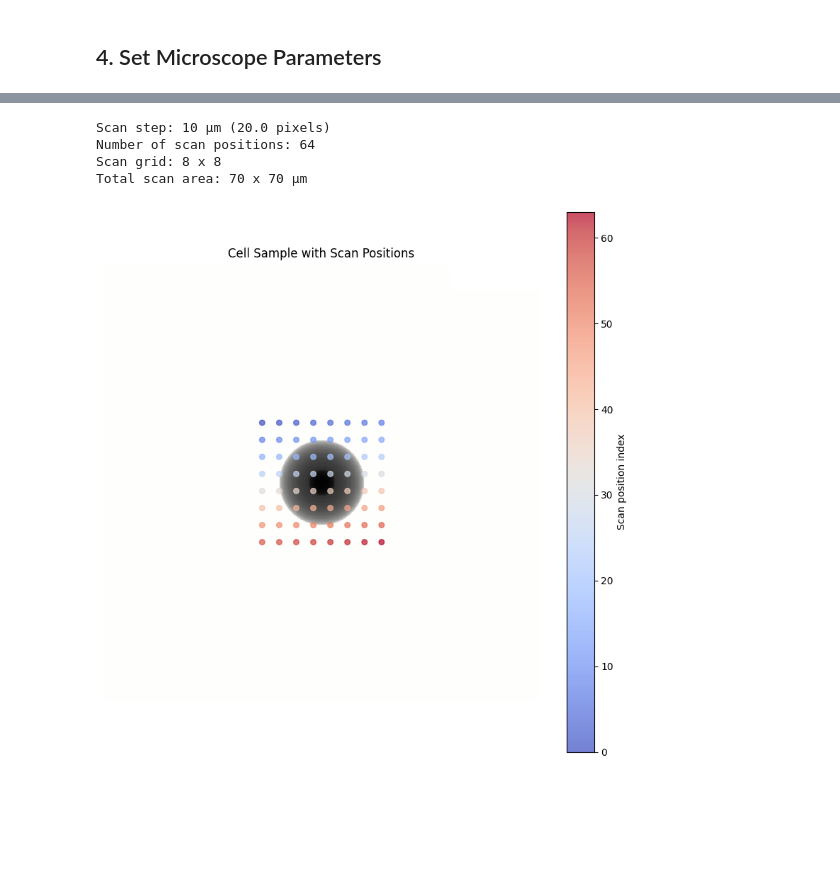
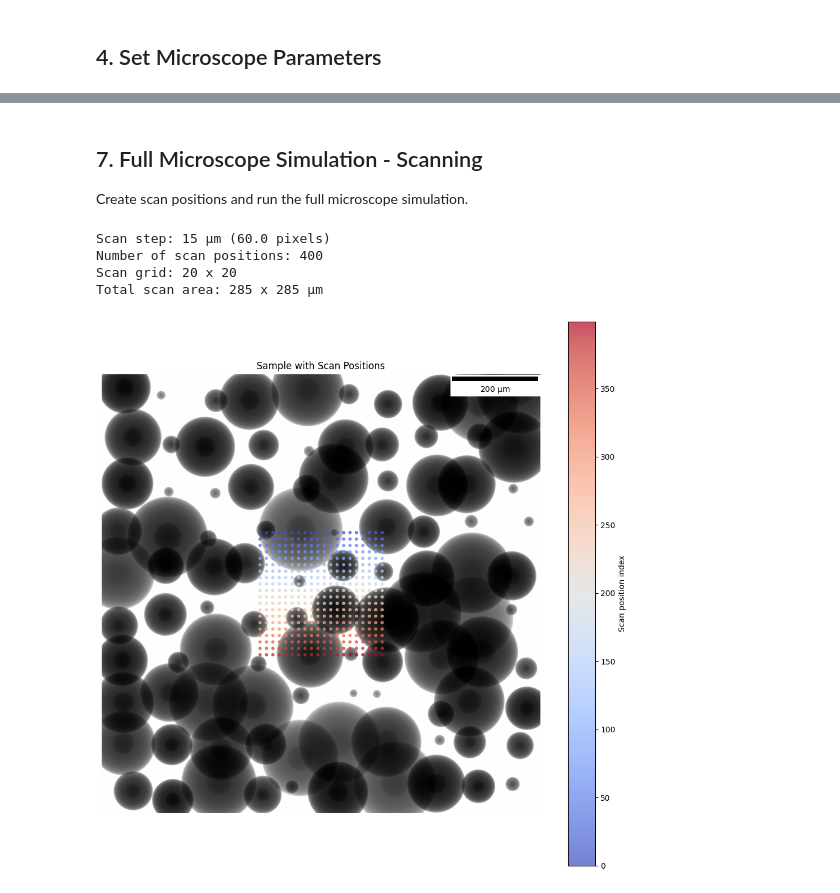
Before and after one commit to debangshu-mukherjee/janssen, a Jupyter notebook: tutorials/Simulated Microscopes/Cells.ipynb, the cells around one changed output, grey strips where cells are left out. Cells and saved outputs as stored; diff of their text form; code cells hidden in the pictures; blank space fills up the shorter version.

```diff
--- a/tutorials/Simulated Microscopes/Cells.ipynb
+++ b/tutorials/Simulated Microscopes/Cells.ipynb
@@ -162,26 +213,10 @@ $$T(x,y) = \exp\left(i \frac{2\pi}{\lambda} \int (n(x,y,z) - n_{medium}) dz\righ
 # %%
-# Project 3D cell to 2D transmission function
-# Optical path length: OPL = integral of (n - n_medium) dz
-# Complex transmission: T = exp(i * 2*pi/lambda * OPL)
-
-# Compute the refractive index difference from medium
-delta_n = cell_3d.material - n_medium  # Complex array
-
-# Integrate along z (sum * dz)
-integrated_delta_n = jnp.sum(delta_n, axis=2) * slice_thickness
-
-# Compute complex transmission
-k = 2 * jnp.pi / wavelength
-transmission = jnp.exp(1j * k * integrated_delta_n)
-
-# Create 2D sample function
+# Create sample function
 cell_sample = jns.utils.make_sample_function(
-    sample=transmission,
+    sample=sample_transmission,
     dx=pixel_size,
 )
 
-print(f"2D Sample shape: {cell_sample.sample.shape}")
+print(f"Sample shape: {cell_sample.sample.shape}")
 print(f"Sample dx: {cell_sample.dx * 1e6:.2f} microns")
-print(f"Amplitude range: {jnp.abs(transmission).min():.4f} to {jnp.abs(transmission).max():.4f}")
-print(f"Phase range: {jnp.angle(transmission).min():.4f} to {jnp.angle(transmission).max():.4f} rad")
 # %% [output]
@@ -344,13 +485,17 @@ plt.show()
+# %% [markdown]
+## 7. Full Microscope Simulation - Scanning
+
+Create scan positions and run the full microscope simulation.
 # %%
-# Create scan positions centered on the cell
-scan_step = 10e-6  # 10 micron step size
+# Create scan positions centered on a region with cells
+scan_step = 15e-6  # 15 micron step size (same as Spheres)
 scan_pixel = scan_step / cell_sample.dx
 
-# Center of the sample (where the cell is)
+# Center of the sample
 scope_center = jnp.array([num_pixels // 2, num_pixels // 2])  # (x, y) in pixels
 
-num_scan_x = 8
-num_scan_y = 8
+num_scan_x = 20
+num_scan_y = 20
 
 xx, yy = jnp.meshgrid(
     jnp.arange(num_scan_x) * scan_pixel - (num_scan_x - 1) * scan_pixel / 2,
@@ -365,30 +510,30 @@ print(f"Number of scan positions: {len(positions)}")
 print(f"Scan grid: {num_scan_x} x {num_scan_y}")
 print(f"Total scan area: {(num_scan_x-1) * scan_step * 1e6:.0f} x {(num_scan_y-1) * scan_step * 1e6:.0f} µm")
 # %% [output]
-Scan step: 10 µm (20.0 pixels)
-Number of scan positions: 64
-Scan grid: 8 x 8
-Total scan area: 70 x 70 µm
+Scan step: 15 µm (60.0 pixels)
+Number of scan positions: 400
+Scan grid: 20 x 20
+Total scan area: 285 x 285 µm
 # %%
-# Visualize scan positions on cell
-fig, ax = plt.subplots(1, 1, figsize=(8, 8))
+# Visualize scan positions on sample
+fig, ax = plt.subplots(1, 1, figsize=(10, 10))
 
 im = ax.imshow(jnp.abs(cell_sample.sample), cmap=cmo.gray)
-ax.set_title('Cell Sample with Scan Positions')
-scalebar = ScaleBar(cell_sample.dx, 'm', length_fraction=0.25, color='white')
+ax.set_title('Sample with Scan Positions')
+scalebar = ScaleBar(cell_sample.dx, 'm', length_fraction=0.25, color='black')
 ax.add_artist(scalebar)
 
 # Add scan positions as colored dots
 scatter = ax.scatter(positions[:, 0], positions[:, 1],
                      c=jnp.arange(len(positions)), cmap='coolwarm',
-                     s=30, alpha=0.7, marker='o')
+                     s=10, alpha=0.7, marker='o')
 plt.colorbar(scatter, ax=ax, label='Scan position index')
 ax.axis('off')
 
 plt.tight_layout()
 plt.show()
 # %% [output]
-[figure, old version]
+[figure, new version]
 # %%
 # Run simple_microscope with all scan positions
 positions_meters = positions * cell_sample.dx
```
Also changed, not shown: parts of 30 cells of this notebook, 3 other files.
